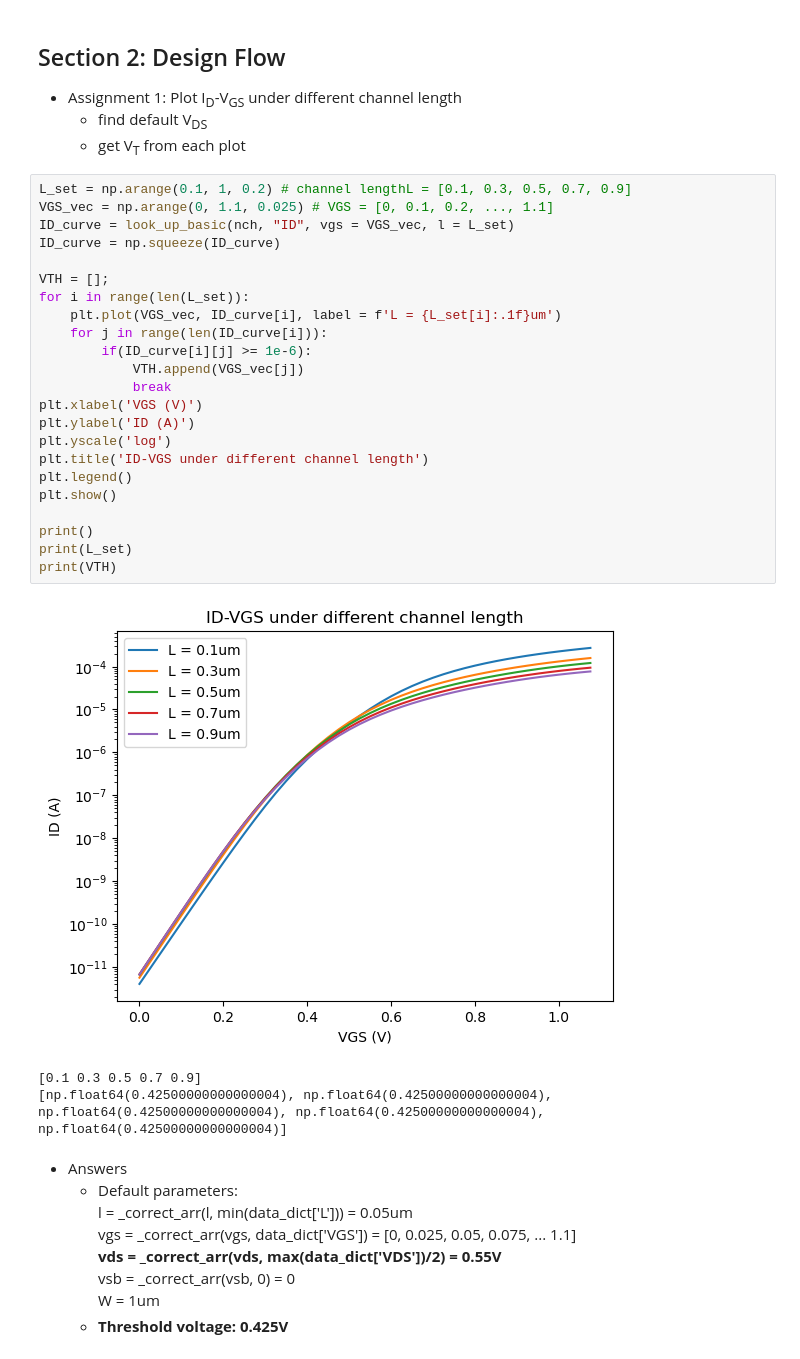
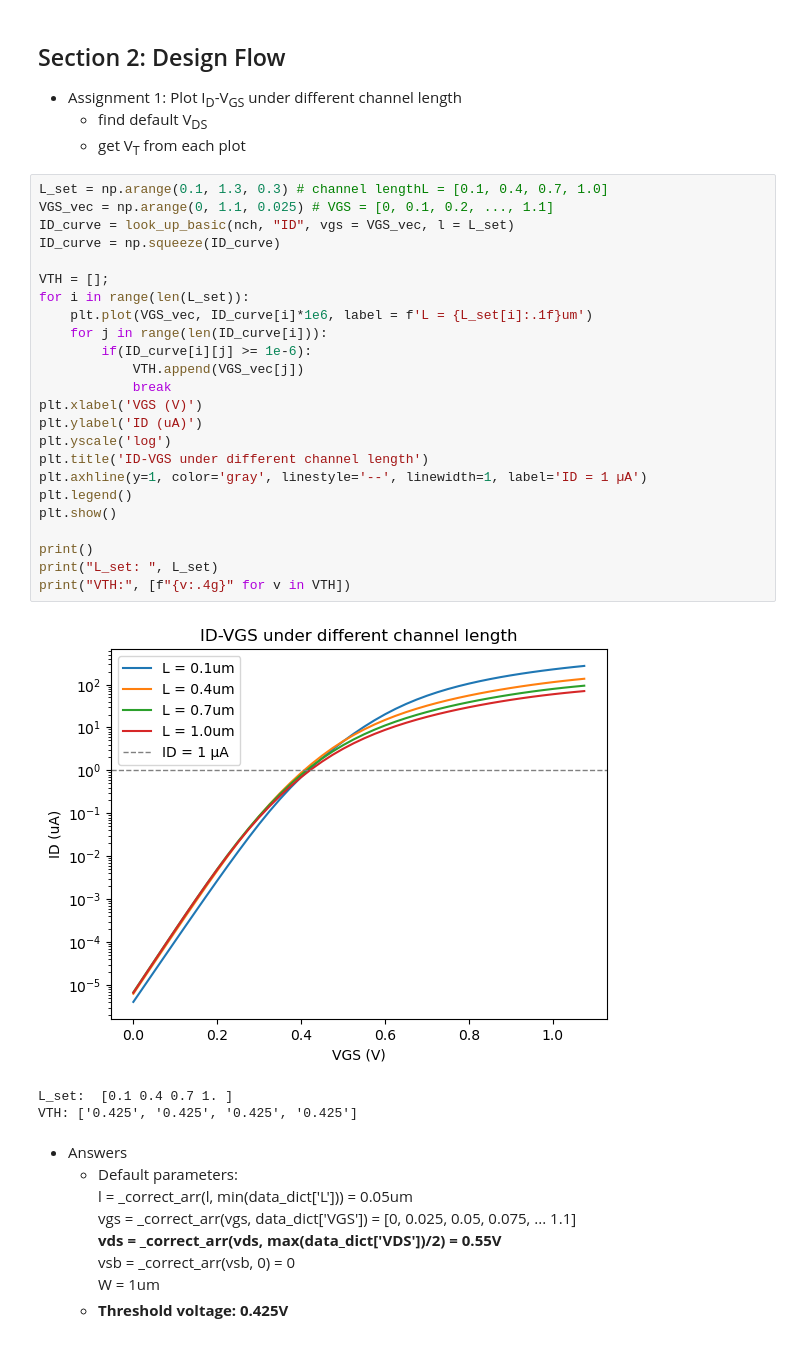
Before and after one commit to llj0528-stack/Analog_lab_2, a Jupyter notebook: Week_1.ipynb, the cells around one changed output. Cells and saved outputs as stored; diff of their text form.

```diff
--- a/Week_1.ipynb
+++ b/Week_1.ipynb
@@ -133,32 +133,33 @@ vgs: 0.6478402980237608
   - find default V<sub>DS</sub>
   - get V<sub>T</sub> from each plot
 # %%
-L_set = np.arange(0.1, 1, 0.2) # channel lengthL = [0.1, 0.3, 0.5, 0.7, 0.9]
+L_set = np.arange(0.1, 1.3, 0.3) # channel lengthL = [0.1, 0.4, 0.7, 1.0]
 VGS_vec = np.arange(0, 1.1, 0.025) # VGS = [0, 0.1, 0.2, ..., 1.1]
 ID_curve = look_up_basic(nch, "ID", vgs = VGS_vec, l = L_set)
 ID_curve = np.squeeze(ID_curve)
 
 VTH = [];
 for i in range(len(L_set)):
-    plt.plot(VGS_vec, ID_curve[i], label = f'L = {L_set[i]:.1f}um')
+    plt.plot(VGS_vec, ID_curve[i]*1e6, label = f'L = {L_set[i]:.1f}um')
     for j in range(len(ID_curve[i])):
         if(ID_curve[i][j] >= 1e-6):
             VTH.append(VGS_vec[j])
             break
 plt.xlabel('VGS (V)')
-plt.ylabel('ID (A)')
+plt.ylabel('ID (uA)')
 plt.yscale('log')
 plt.title('ID-VGS under different channel length')
+plt.axhline(y=1, color='gray', linestyle='--', linewidth=1, label='ID = 1 µA')
 plt.legend()
 plt.show()
 
 print()
-print(L_set)
-print(VTH)
+print("L_set: ", L_set)
+print("VTH:", [f"{v:.4g}" for v in VTH])
 # %% [output]
-[figure, old version]
+[figure, new version]
-[0.1 0.3 0.5 0.7 0.9]
-[np.float64(0.42500000000000004), np.float64(0.42500000000000004), np.float64(0.42500000000000004), np.float64(0.42500000000000004), np.float64(0.42500000000000004)]
+L_set:  [0.1 0.4 0.7 1. ]
+VTH: ['0.425', '0.425', '0.425', '0.425']
 # %% [markdown]
 - Answers
   - Default parameters:
```
Also changed, not shown: parts of 5 cells of this notebook.
